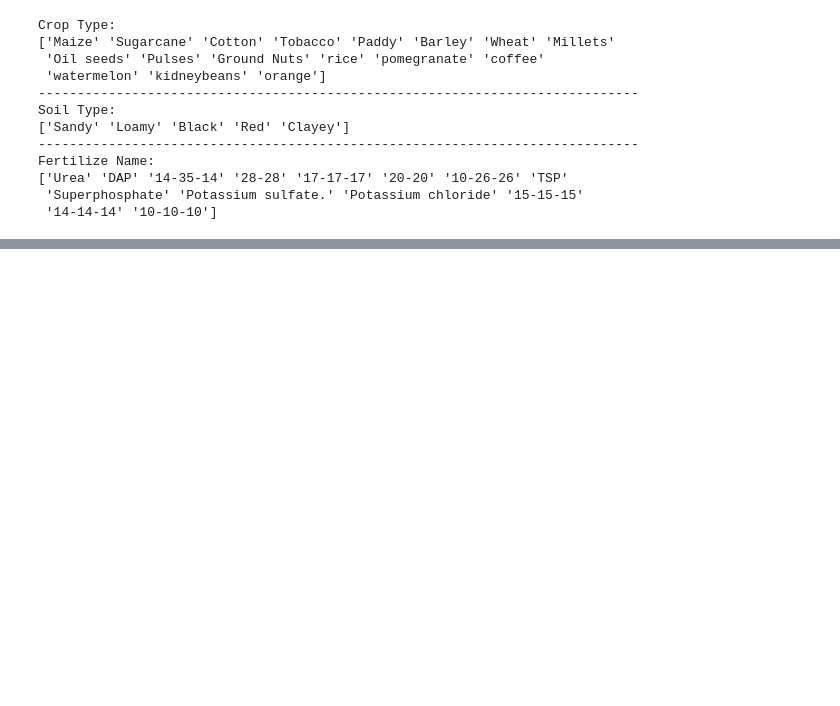
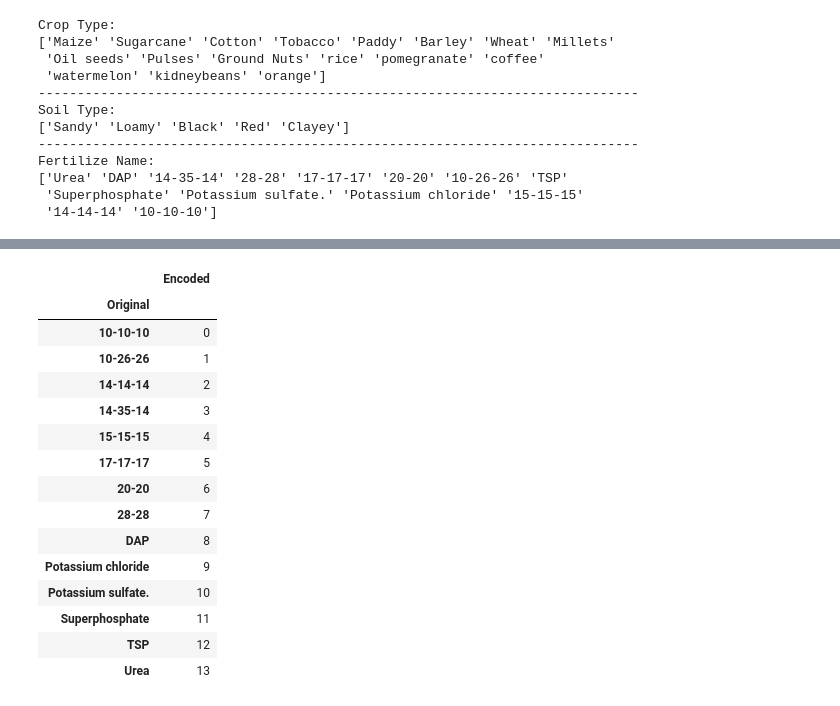
Before and after one commit to oscode04/AgriVision, a Jupyter notebook: AgriVision_Project.ipynb, the cells around one changed output, grey strips where cells are left out. Drawn from its saved outputs; the diff is of its cells as text; code cells hidden in the pictures; blank space fills up the shorter version.

```diff
--- a/AgriVision_Project.ipynb
+++ b/AgriVision_Project.ipynb
@@ -106,3 +177,31 @@ Potassium chloride -> 9
+# %%
+#encoding Soil Type variable
+encode_soil = LabelEncoder()
+
+#fitting the label encoder
+df["Fertilizer Name"] = encode_soil.fit_transform(df["Fertilizer Name"])
+
+#creating the DataFrame
+Soil_Type = pd.DataFrame(zip(encode_soil.classes_,encode_soil.transform(encode_soil.classes_)),columns=['Original','Encoded'])
+Soil_Type = Soil_Type.set_index('Original')
+Soil_Type
+# %% [output]
+|  | Encoded |
+| Original |  |
+| 10-10-10 | 0 |
+| 10-26-26 | 1 |
+| 14-14-14 | 2 |
+| 14-35-14 | 3 |
+| 15-15-15 | 4 |
+| 17-17-17 | 5 |
+| 20-20 | 6 |
+| 28-28 | 7 |
+| DAP | 8 |
+| Potassium chloride | 9 |
+| Potassium sulfate. | 10 |
+| Superphosphate | 11 |
+| TSP | 12 |
+| Urea | 13 |
 # %%
 df.head()
 # %% [output]
```
Also changed, not shown: parts of 31 cells of this notebook.
